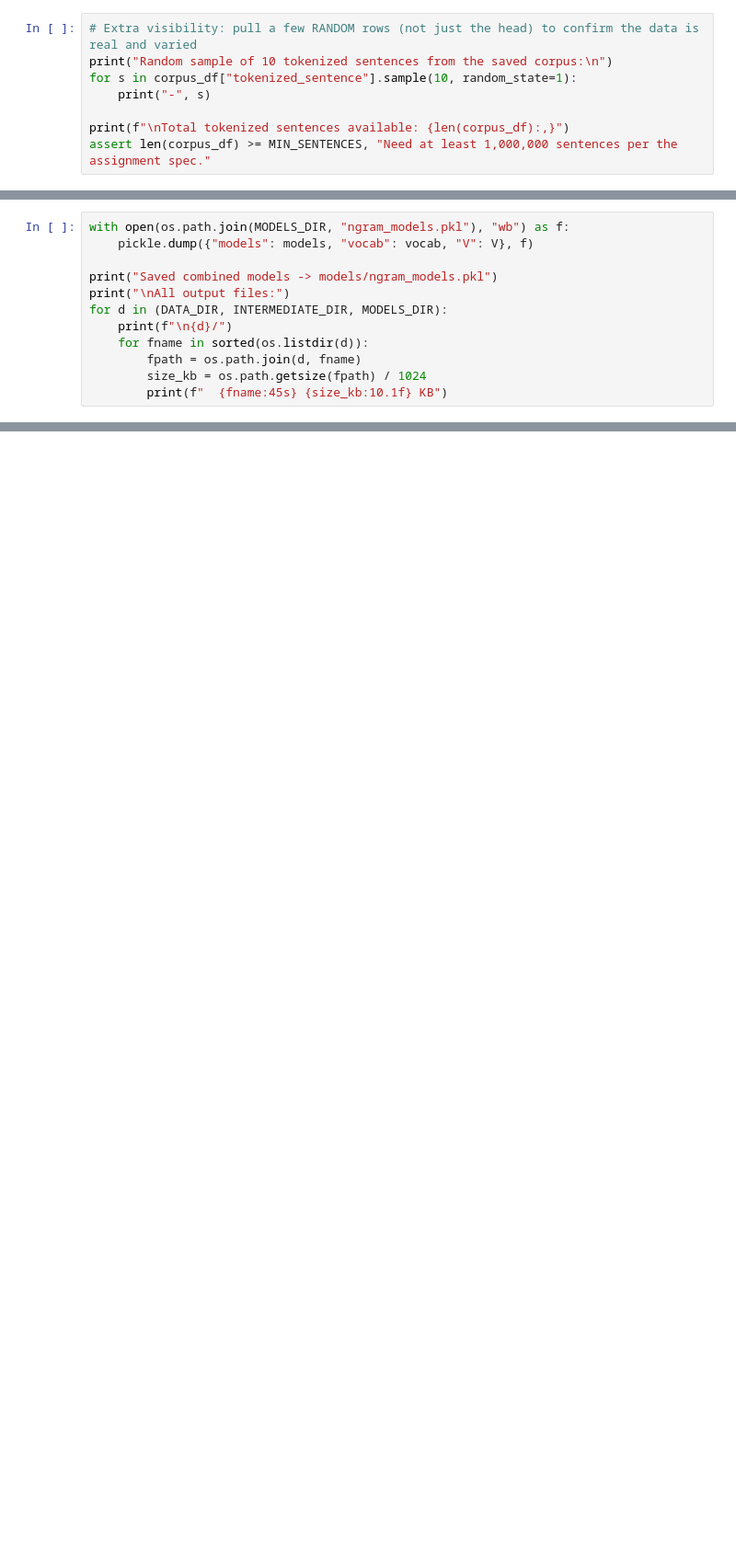
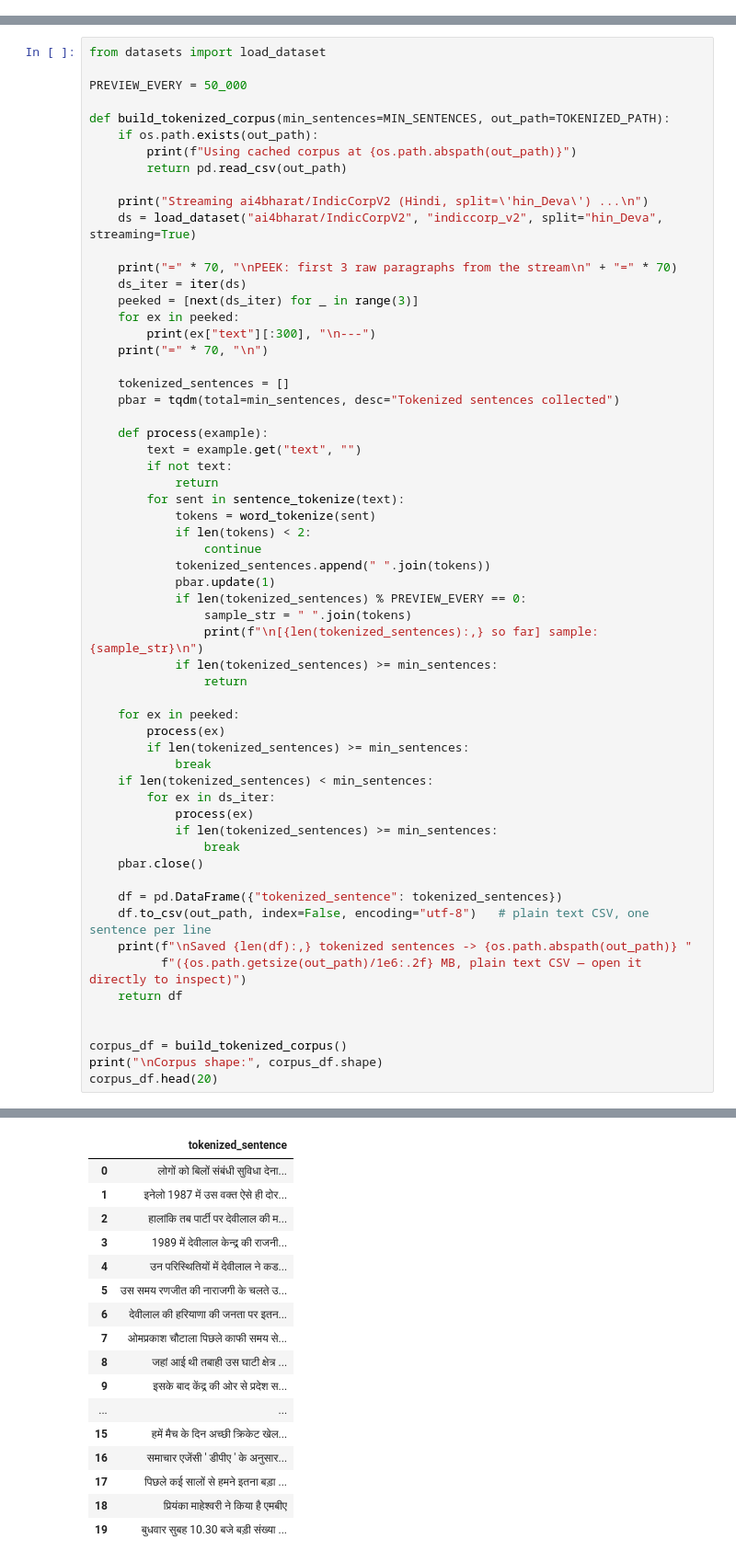
Before and after one commit to ritweekraj288/NLP, a Jupyter notebook: Assignment_4/Assignment_4_NGram_Language_Models (2).ipynb, the cells around one changed output, grey strips where cells are left out. Shown at 92% size. Saved outputs shown, nothing was run; the diff lists cells and outputs as text; blank space fills up the shorter version.

```diff
--- a/Assignment_4/Assignment_4_NGram_Language_Models.ipynb
+++ b/Assignment_4/Assignment_4_NGram_Language_Models (2).ipynb
@@ -229,8 +0,0 @@ Shape: (100000, 1)
-# %%
-# Extra visibility: pull a few RANDOM rows (not just the head) to confirm the data is real and varied
-print("Random sample of 10 tokenized sentences from the saved corpus:\n")
-for s in corpus_df["tokenized_sentence"].sample(10, random_state=1):
-    print("-", s)
-
-print(f"\nTotal tokenized sentences available: {len(corpus_df):,}")
-assert len(corpus_df) >= MIN_SENTENCES, "Need at least 1,000,000 sentences per the assignment spec."
@@ -661,12 +0,0 @@ retraining.
-# %%
-with open(os.path.join(MODELS_DIR, "ngram_models.pkl"), "wb") as f:
-    pickle.dump({"models": models, "vocab": vocab, "V": V}, f)
-
-print("Saved combined models -> models/ngram_models.pkl")
-print("\nAll output files:")
-for d in (DATA_DIR, INTERMEDIATE_DIR, MODELS_DIR):
-    print(f"\n{d}/")
-    for fname in sorted(os.listdir(d)):
-        fpath = os.path.join(d, fname)
-        size_kb = os.path.getsize(fpath) / 1024
-        print(f"  {fname:45s} {size_kb:10.1f} KB")
@@ -699,0 +102,61 @@ intermediate_results/
+# %%
+from datasets import load_dataset
+
+PREVIEW_EVERY = 50_000
+
+def build_tokenized_corpus(min_sentences=MIN_SENTENCES, out_path=TOKENIZED_PATH):
+    if os.path.exists(out_path):
+        print(f"Using cached corpus at {os.path.abspath(out_path)}")
+        return pd.read_csv(out_path)
+
+    print("Streaming ai4bharat/IndicCorpV2 (Hindi, split=\'hin_Deva\') ...\n")
+    ds = load_dataset("ai4bharat/IndicCorpV2", "indiccorp_v2", split="hin_Deva", streaming=True)
+
+    print("=" * 70, "\nPEEK: first 3 raw paragraphs from the stream\n" + "=" * 70)
+    ds_iter = iter(ds)
+    peeked = [next(ds_iter) for _ in range(3)]
+    for ex in peeked:
+        print(ex["text"][:300], "\n---")
+    print("=" * 70, "\n")
+
+    tokenized_sentences = []
+    pbar = tqdm(total=min_sentences, desc="Tokenized sentences collected")
+
+    def process(example):
+        text = example.get("text", "")
+        if not text:
+            return
+        for sent in sentence_tokenize(text):
+            tokens = word_tokenize(sent)
+            if len(tokens) < 2:
+                continue
+            tokenized_sentences.append(" ".join(tokens))
+            pbar.update(1)
+            if len(tokenized_sentences) % PREVIEW_EVERY == 0:
+                sample_str = " ".join(tokens)
+                print(f"\n[{len(tokenized_sentences):,} so far] sample: {sample_str}\n")
+            if len(tokenized_sentences) >= min_sentences:
+                return
+
+    for ex in peeked:
+        process(ex)
+        if len(tokenized_sentences) >= min_sentences:
+            break
+    if len(tokenized_sentences) < min_sentences:
+        for ex in ds_iter:
+            process(ex)
+            if len(tokenized_sentences) >= min_sentences:
+                break
+    pbar.close()
+
+    df = pd.DataFrame({"tokenized_sentence": tokenized_sentences})
+    df.to_csv(out_path, index=False, encoding="utf-8")   # plain text CSV, one sentence per line
+    print(f"\nSaved {len(df):,} tokenized sentences -> {os.path.abspath(out_path)} "
+          f"({os.path.getsize(out_path)/1e6:.2f} MB, plain text CSV — open it directly to inspect)")
+    return df
+
+
+corpus_df = build_tokenized_corpus()
+print("\nCorpus shape:", corpus_df.shape)
+corpus_df.head(20)
+# %% [output]
@@ -699,0 +182,17 @@ intermediate_results/
+|  | tokenized_sentence |
+| 0 | लोगों को बिलों संबंधी सुविधा देना... |
+| 1 | इनेलो 1987 में उस वक्त ऐसे ही दोर... |
+| 2 | हालांकि तब पार्टी पर देवीलाल की म... |
+| 3 | 1989 में देवीलाल केन्द्र की राजनी... |
+| 4 | उन परिस्थितियों में देवीलाल ने कड... |
+| 5 | उस समय रणजीत की नाराजगी के चलते उ... |
+| 6 | देवीलाल की हरियाणा की जनता पर इतन... |
+| 7 | ओमप्रकाश चौटाला पिछले काफी समय से... |
+| 8 | जहां आई थी तबाही उस घाटी क्षेत्र ... |
+| 9 | इसके बाद केंद्र की ओर से प्रदेश स... |
+| ... | ... |
+| 15 | हमें मैच के दिन अच्छी क्रिकेट खेल... |
+| 16 | समाचार एजेंसी ' डीपीए ' के अनुसार... |
+| 17 | पिछले कई सालों से हमने इतना बड़ा ... |
+| 18 | प्रियंका माहेश्वरी ने किया है एमबीए |
+| 19 | बुधवार सुबह 10.30 बजे बड़ी संख्या ... |
```
Also changed, not shown: parts of 60 cells of this notebook, 1 other file.
